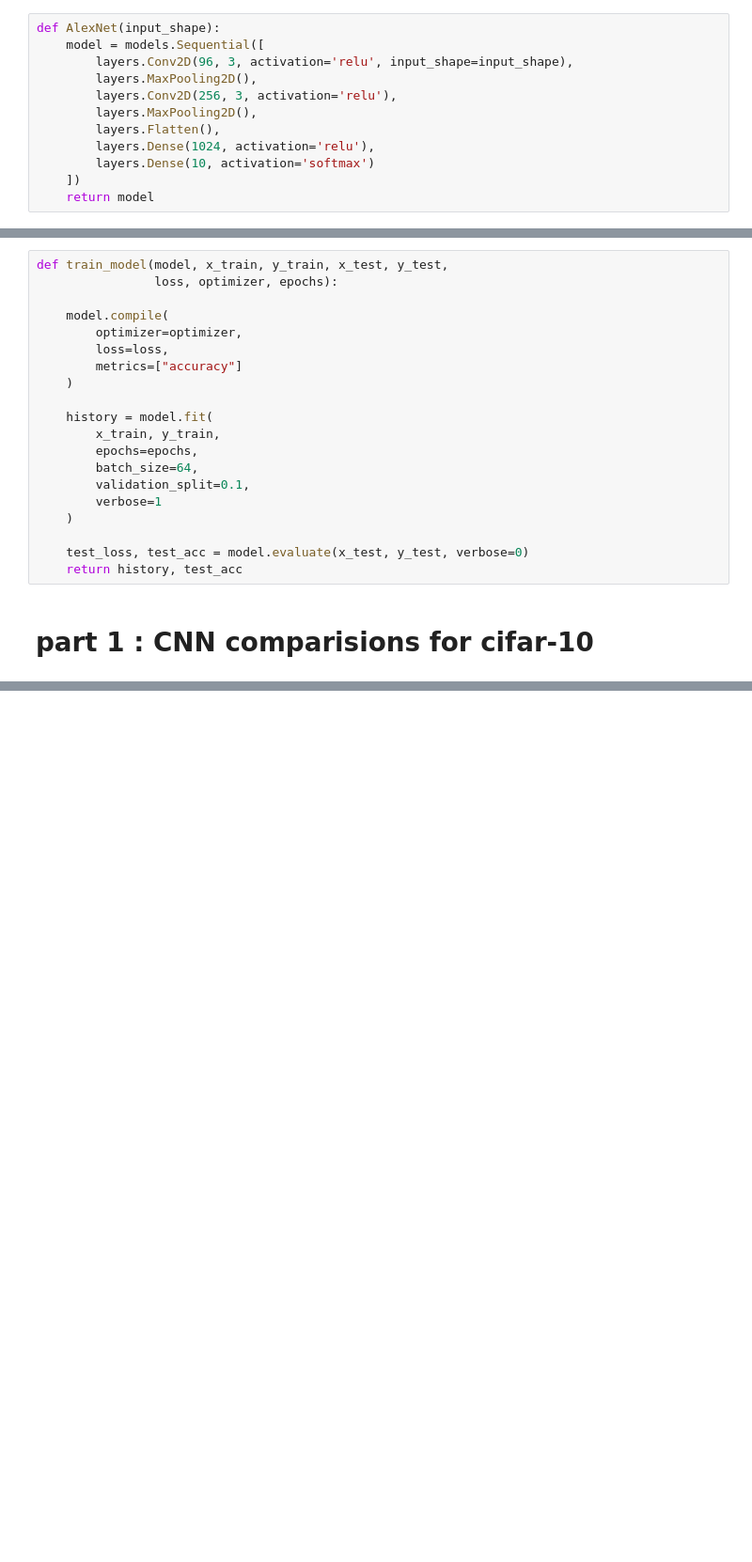
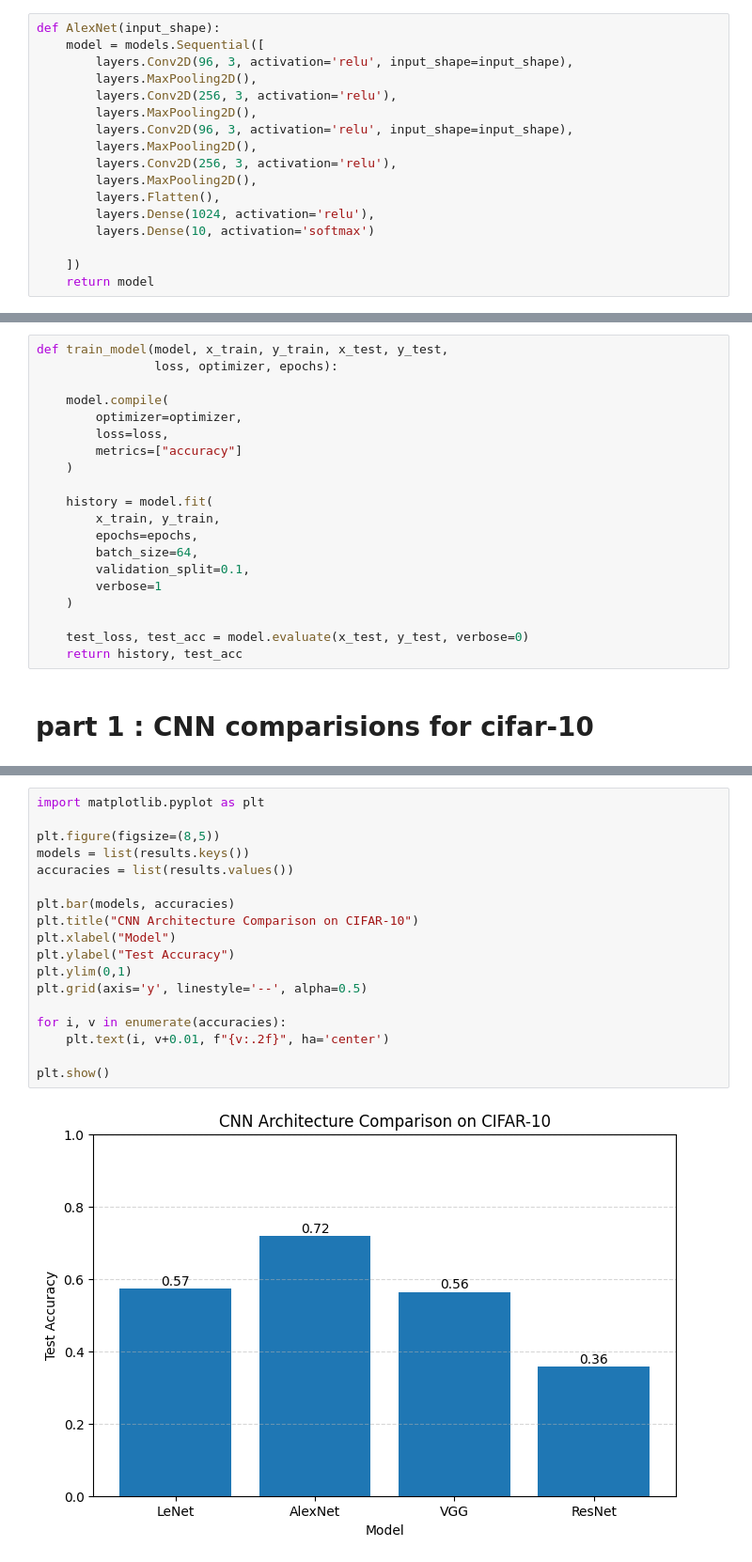
Before and after one commit to harshil-2507/DL, a Jupyter notebook: Assignment 3/code.ipynb, the cells around one changed output, grey strips where cells are left out. Shown at 94% size. Cells and saved outputs as stored; diff of their text form; blank space fills up the shorter version.

```diff
--- a/Assignment 3/code.ipynb
+++ b/Assignment 3/code.ipynb
@@ -55,9 +55,14 @@ def AlexNet(input_shape):
         layers.MaxPooling2D(),
         layers.Conv2D(256, 3, activation='relu'),
         layers.MaxPooling2D(),
+        layers.Conv2D(96, 3, activation='relu', input_shape=input_shape),
+        layers.MaxPooling2D(),
+        layers.Conv2D(256, 3, activation='relu'),
+        layers.MaxPooling2D(),
         layers.Flatten(),
         layers.Dense(1024, activation='relu'),
         layers.Dense(10, activation='softmax')
+
     ])
     return model
 # %% [markdown]
@@ -165,0 +181,20 @@ Epoch 5/5
+# %%
+import matplotlib.pyplot as plt
+
+plt.figure(figsize=(8,5))
+models = list(results.keys())
+accuracies = list(results.values())
+
+plt.bar(models, accuracies)
+plt.title("CNN Architecture Comparison on CIFAR-10")
+plt.xlabel("Model")
+plt.ylabel("Test Accuracy")
+plt.ylim(0,1)
+plt.grid(axis='y', linestyle='--', alpha=0.5)
+
+for i, v in enumerate(accuracies):
+    plt.text(i, v+0.01, f"{v:.2f}", ha='center')
+
+plt.show()
+# %% [output]
+[figure, added]
```
Also changed, not shown: parts of 25 cells of this notebook, 2 other files.
